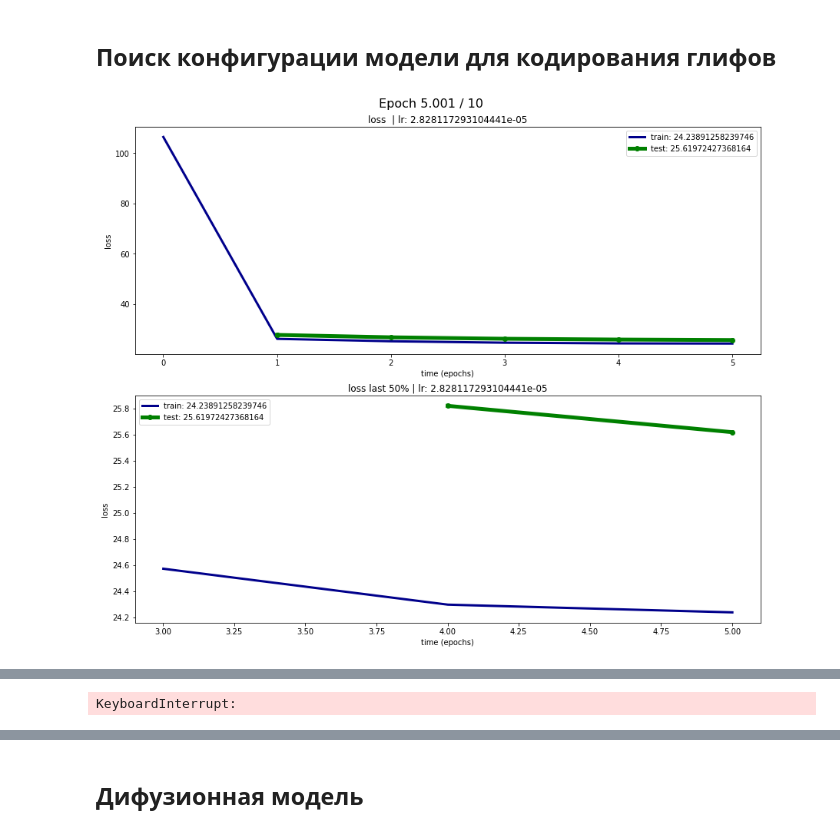
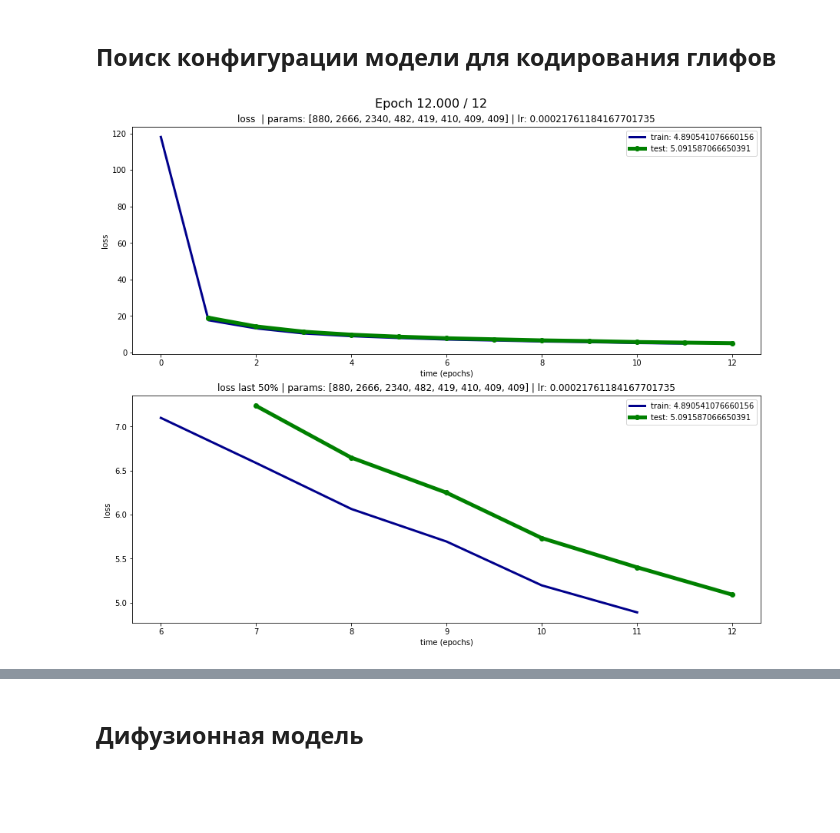
Before and after one commit to flydzen/diploma, a Jupyter notebook: main_difuse.ipynb, the cells around one changed output, grey strips where cells are left out. Drawn from its saved outputs; the diff is of its cells as text; code cells hidden in the pictures; blank space fills up the shorter version.

Commit message:
Update model: a little bit trained CAE

```diff
--- a/main_difuse.ipynb
+++ b/main_difuse.ipynb
@@ -594,13 +582,13 @@ def run(model, dataloader, optimizer, scheduler, epochs, params, batch_size, _ep
         show_progress(_epoch + 1, max_epoch, loss_img_path, info={'params':params, 'lr': scheduler.get_last_lr()[0]})
 # %%
 def setup_maker(model_type):
-    def _inner(params, lr, weight_decay=2e-5, step_size=1, step_gamma=0.95, model_row=None):
+    def _inner(params, lr, weight_decay=2e-5, step_size=1, step_gamma=0.95, line_size=None):
         global train_ts, train_loss, test_ts, test_loss, epoch
 
         if model_type == 'cae':
-            if model_row is None:
-                raise Exception('model_row should be provided')
-            model = CAE(params, ONE_HOT_LEN, model_row).to(device)
+            if line_size is None:
+                raise Exception('line_size should be provided')
+            model = CAE(params, ONE_HOT_LEN, line_size).to(device)
         elif model_type == 'ucae':
             model = UCAE(params, ONE_HOT_LEN).to(device)
         elif model_type == 'ae':
@@ -627,28 +612,0 @@ setup_ucae = setup_maker('ucae')
-# %%
-#!g1.1
-LINE_WIDTH = 12
-params = [SVG.ENCODE_WIDTH, 19, 15, LINE_WIDTH]
-
-model_rows, optimizer_rows, scheduler_rows = setup_ae(
-    params=params,
-    lr=6e-4,
-    weight_decay=3e-6,
-    step_gamma=0.95,
-    step_size=2,
-)
-# %%
-#!g1.4
-model_rows_path = f'models/AE/AE_{SVG.ENCODE_HEIGHT}_{",".join(map(str,params))}/ckpt.pt'
-if Path(model_rows_path).exists():
-    model_rows.load_state_dict(torch.load(model_rows_path))
-else:
-    run(
-        model=model_rows,
-        dataloader=dataloader_rows,
-        optimizer=optimizer_rows,
-        scheduler=scheduler_rows,
-        epochs=1,
-        params=params,
-        batch_size=4000,
-    )
-    print(f'Loss test:', test_loss[-1])
@@ -695,39 +616,39 @@ show_sampled(processed_img)
 #!g1.4
 def run_for_search(trial):
     latent_size = trial.suggest_int('z', 400, 1000)
-    params = [SVG.ENCODE_HEIGHT * LINE_WIDTH, trial.suggest_int('p0', 2000, 3500)]
+    params = [SVG.ENCODE_HEIGHT * SVG.ENCODE_WIDTH, trial.suggest_int('p0', 2000, 3500)]
     lr = trial.suggest_float('lr', 1e-5, 1e-3, log=True)
     for i in range(1, 6):
         params.append(trial.suggest_int(f'p{i}', latent_size, params[-1]))
     params.append(latent_size)
 
     model, optimizer, scheduler = setup_cae(
         params=params,
         lr=lr,
         weight_decay=6e-6,
-        model_row=model_rows,
+        line_size=SVG.ENCODE_WIDTH,
     )
     run(
         model=model,
         dataloader=dataloader,
         optimizer=optimizer,
         scheduler=scheduler,
-        epochs=10,
+        epochs=12,
         params=params,
         batch_size=256,
         run_name='temp',
         trial=trial,
     )
     return test_loss[-1]
 
 
 study = optuna.create_study(
     direction="minimize",
     storage="sqlite:///db.sqlite3",
-    study_name="cae_ae_abs_search_lr_7_layers_5_epoch",
+    study_name="cae_abs_search_lr_7_layers_12_epoch",
     load_if_exists=True,
 )
 
 study.optimize(run_for_search, n_trials=40, show_progress_bar=True)
 # %% [output]
-[figure, old version]
+[figure, new version]
@@ -751,3 +656,2 @@ KeyboardInterrupt
-KeyboardInterrupt:
 # %%
 #!g1.4
```
Also changed, not shown: parts of 9 cells of this notebook, 3 other files.
